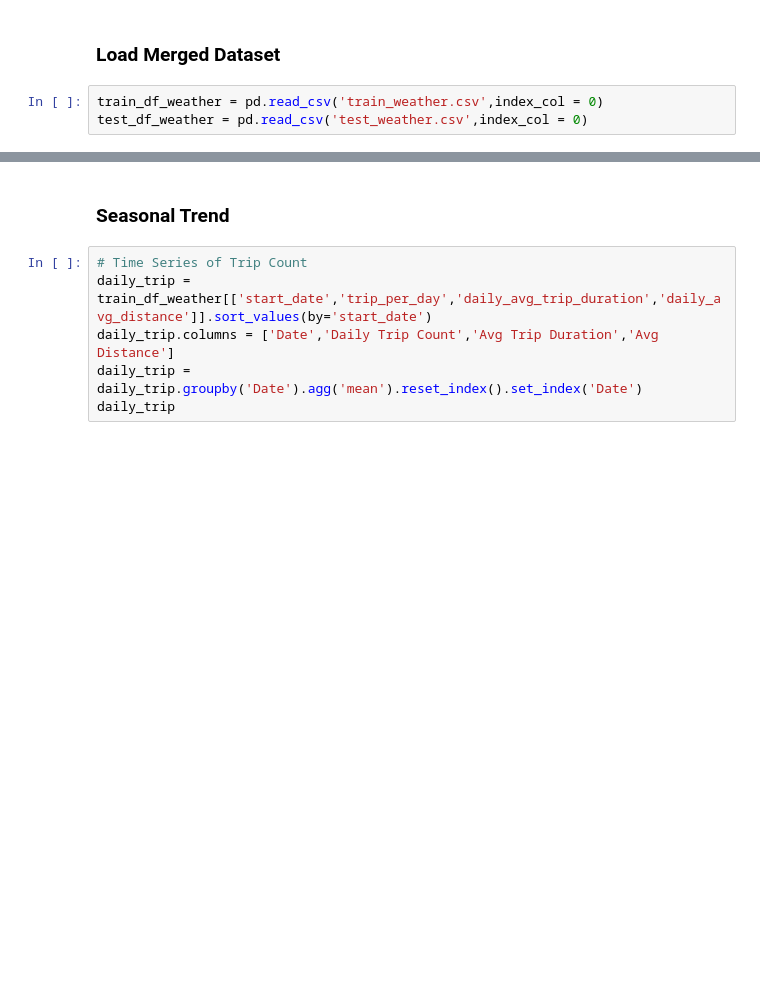
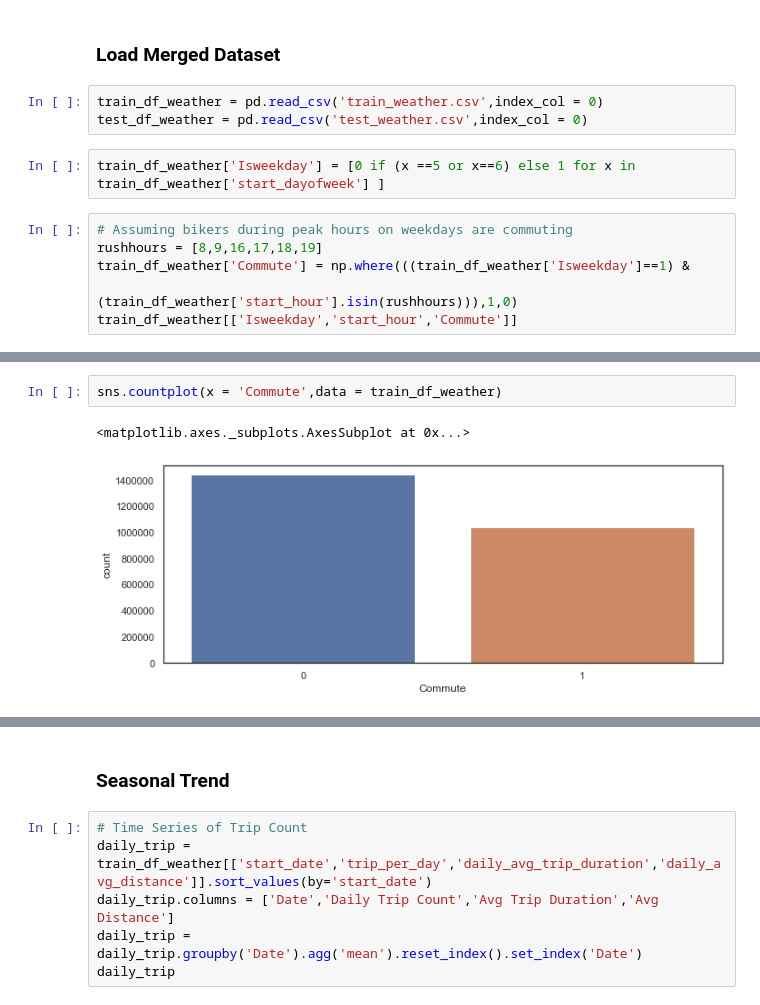
Before and after one commit to zhangym1256/Citi-Bike-Capstone, a Jupyter notebook: may/data_extraction.ipynb, the cells around one changed output, grey strips where cells are left out. Cells and saved outputs as stored; diff of their text form; blank space fills up the shorter version.

Commit message:
Add Maps and some visualizations

```diff
--- a/may/data_extraction.ipynb
+++ b/may/data_extraction.ipynb
@@ -165,3 +208,11 @@ def merge_bikecount(df):
 # %%
 train_df_weather = pd.read_csv('train_weather.csv',index_col = 0)
 test_df_weather = pd.read_csv('test_weather.csv',index_col = 0)
+# %%
+train_df_weather['Isweekday'] = [0 if (x ==5 or x==6) else 1 for x in train_df_weather['start_dayofweek'] ]
+# %%
+# Assuming bikers during peak hours on weekdays are commuting
+rushhours = [8,9,16,17,18,19]
+train_df_weather['Commute'] = np.where(((train_df_weather['Isweekday']==1) &
+                                        (train_df_weather['start_hour'].isin(rushhours))),1,0)
+train_df_weather[['Isweekday','start_hour','Commute']]
@@ -167,0 +233,5 @@ test_df_weather = pd.read_csv('test_weather.csv',index_col = 0)
+# %%
+sns.countplot(x = 'Commute',data = train_df_weather)
+# %% [output]
+<matplotlib.axes._subplots.AxesSubplot at 0x...>
+[figure, added]
```
Also changed, not shown: parts of 35 cells of this notebook.
